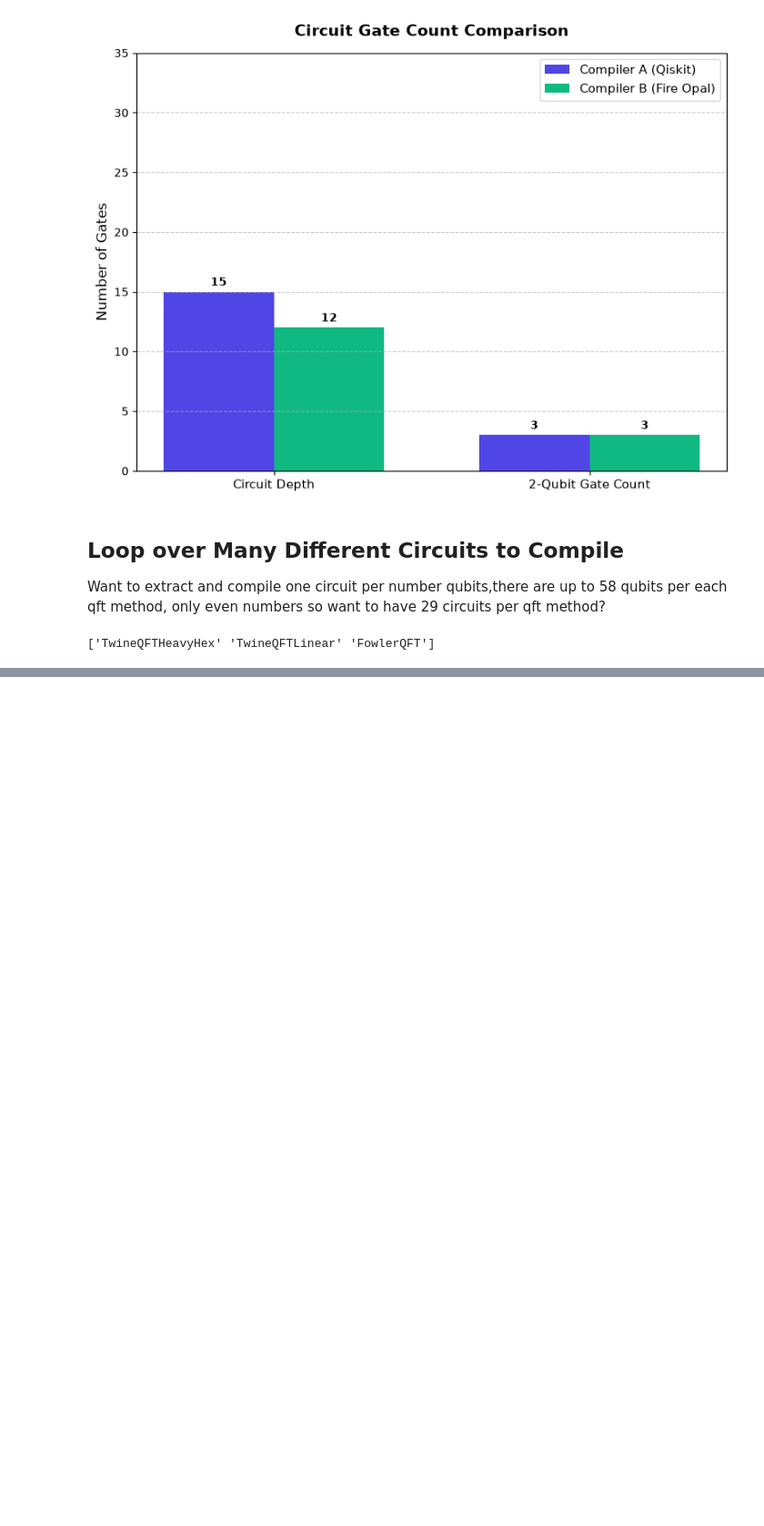
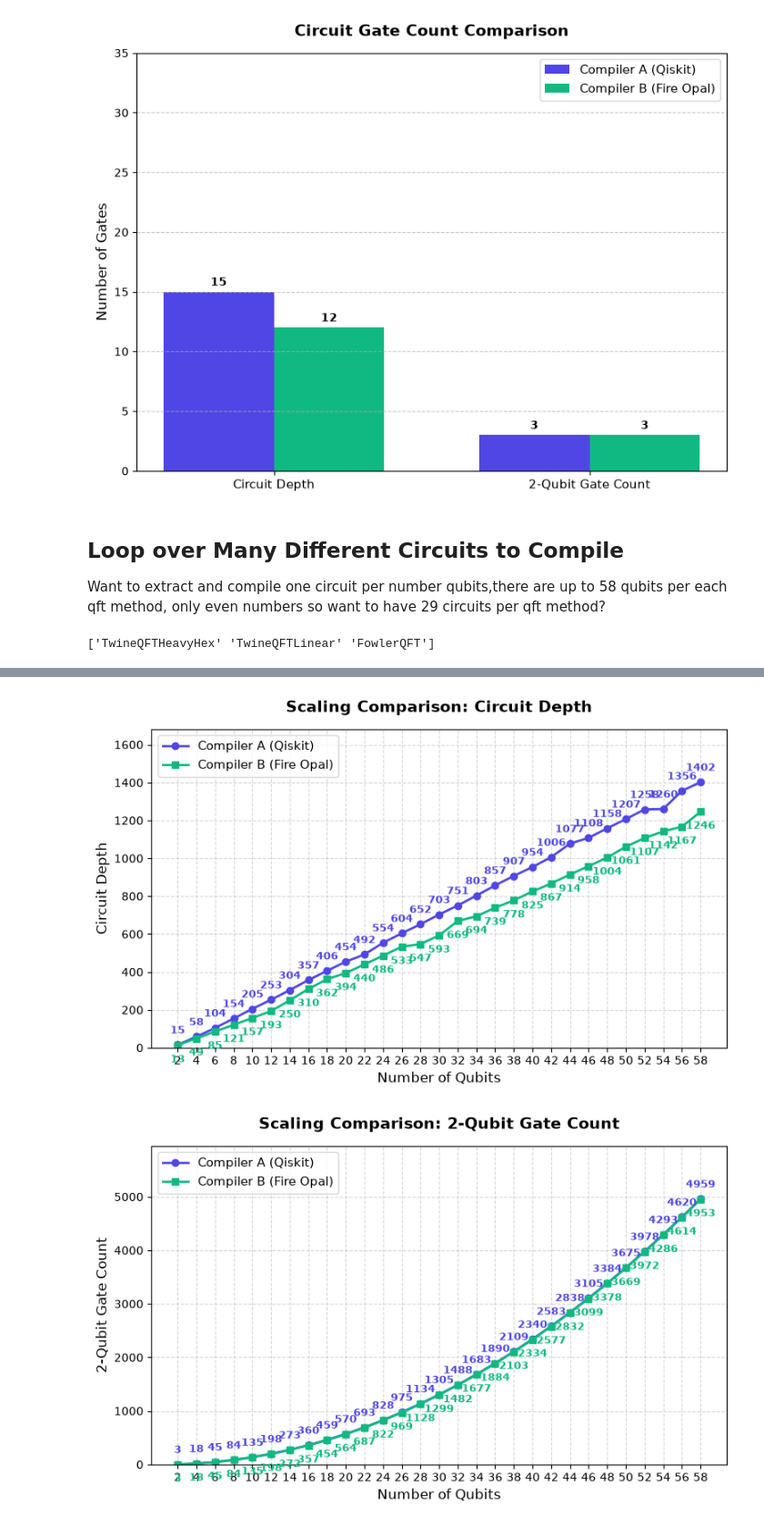
Before and after one commit to afitzpa8/research-parityqc-compiler-investigation, a Jupyter notebook: compile_circuits.ipynb, the cells around one changed output, grey strips where cells are left out. Shown at 91% size. Saved outputs shown, nothing was run; the diff lists cells and outputs as text; code cells hidden in the pictures; blank space fills up the shorter version.

```diff
--- a/compile_circuits.ipynb
+++ b/compile_circuits.ipynb
@@ -213,0 +277,3 @@ NameError: name 'hh_compiled_circuits' is not defined
+# %%
+fowler_compiled_circuits_fo = cc.compile_multiple_fo(
+    input_circuits_dict=fowler_10th_dict, api_key=my_api_key, device_name="ibm_boston")
@@ -213,0 +298,9 @@ NameError: name 'hh_compiled_circuits' is not defined
+# %%
+fowler_compiled_metrics_fo = {}
+fowler_compiled_metrics_fo = {circuit_id: cc.get_transpilation_metrics(circuit, backend=backend, dt=dt) for circuit_id, circuit in fowler_compiled_circuits_fo.items()}
+# %%
+
+plot_metrics_vs_qubits(fowler_qiskit_metrics, fowler_compiled_metrics_fo)
+# %% [output]
+[figure, added]
+[figure, added]
```
Also changed, not shown: parts of 31 cells of this notebook, 2 other files.
